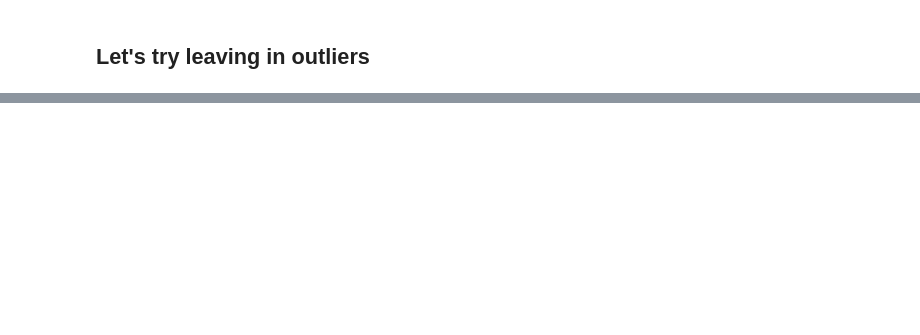
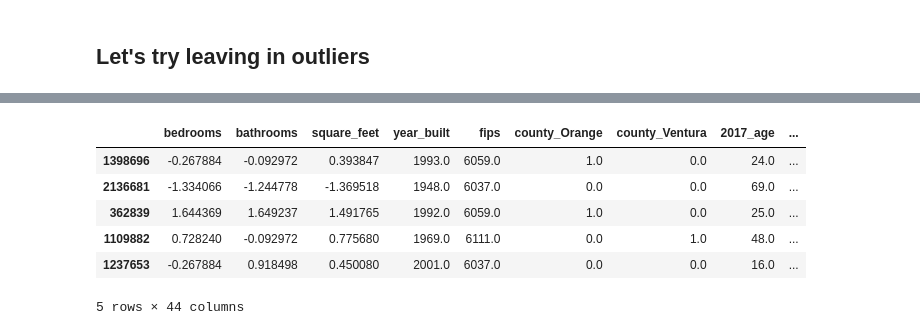
Before and after one commit to markydoug/regression-exercises, a Jupyter notebook: modeling.ipynb, the cells around one changed output, grey strips where cells are left out. Cells and saved outputs as stored; diff of their text form; code cells hidden in the pictures; blank space fills up the shorter version.

Commit message:
Practicing different models

```diff
--- a/modeling.ipynb
+++ b/modeling.ipynb
@@ -159,6 +215,6 @@ Name: tax_value, Length: 1391152, dtype: float64
 # %%
 # generate parameters, i.e. create model
-ols_model = linear.LinearRegression().fit(X_train, y_train)
+lm = LinearRegression().fit(X_train, y_train)
 
-# compute predictions and add to original dataframe
-predictions = ols_model.predict(X_train)
+# compute predictions
+predictions['simple_lm'] = lm.predict(X_validate)
@@ -206,0 +223,5 @@ This model performs better than baseline.
+# %%
+rfe = RFE(lm, n_features_to_select=3)
+rfe.fit(X_train, y_train)
+print('selected top 2 features:', X_train.columns[rfe.support_])
+X_train_rfe = rfe.transform(X_train)
@@ -206,0 +248,18 @@ This model performs better than baseline.
+# %%
+# 1. Generate Polynomial Features
+poly = PolynomialFeatures(degree=2, include_bias=False, interaction_only=False)
+poly.fit(X_train)
+X_train_poly = pd.DataFrame(
+    poly.transform(X_train),
+    columns=poly.get_feature_names(X_train.columns),
+    index=X_train.index,
+)
+X_train_poly.head()
+# %% [output]
+|  | bedrooms | bathrooms | square_feet | year_built | fips | county_Orange | county_Ventura | 2017_age | ... |
+| 1398696 | -0.267884 | -0.092972 | 0.393847 | 1993.0 | 6059.0 | 1.0 | 0.0 | 24.0 | ... |
+| 2136681 | -1.334066 | -1.244778 | -1.369518 | 1948.0 | 6037.0 | 0.0 | 0.0 | 69.0 | ... |
+| 362839 | 1.644369 | 1.649237 | 1.491765 | 1992.0 | 6059.0 | 1.0 | 0.0 | 25.0 | ... |
+| 1109882 | 0.728240 | -0.092972 | 0.775680 | 1969.0 | 6111.0 | 0.0 | 1.0 | 48.0 | ... |
+| 1237653 | -0.267884 | 0.918498 | 0.450080 | 2001.0 | 6037.0 | 0.0 | 0.0 | 16.0 | ... |
+5 rows × 44 columns
```
Also changed, not shown: parts of 38 cells of this notebook.
